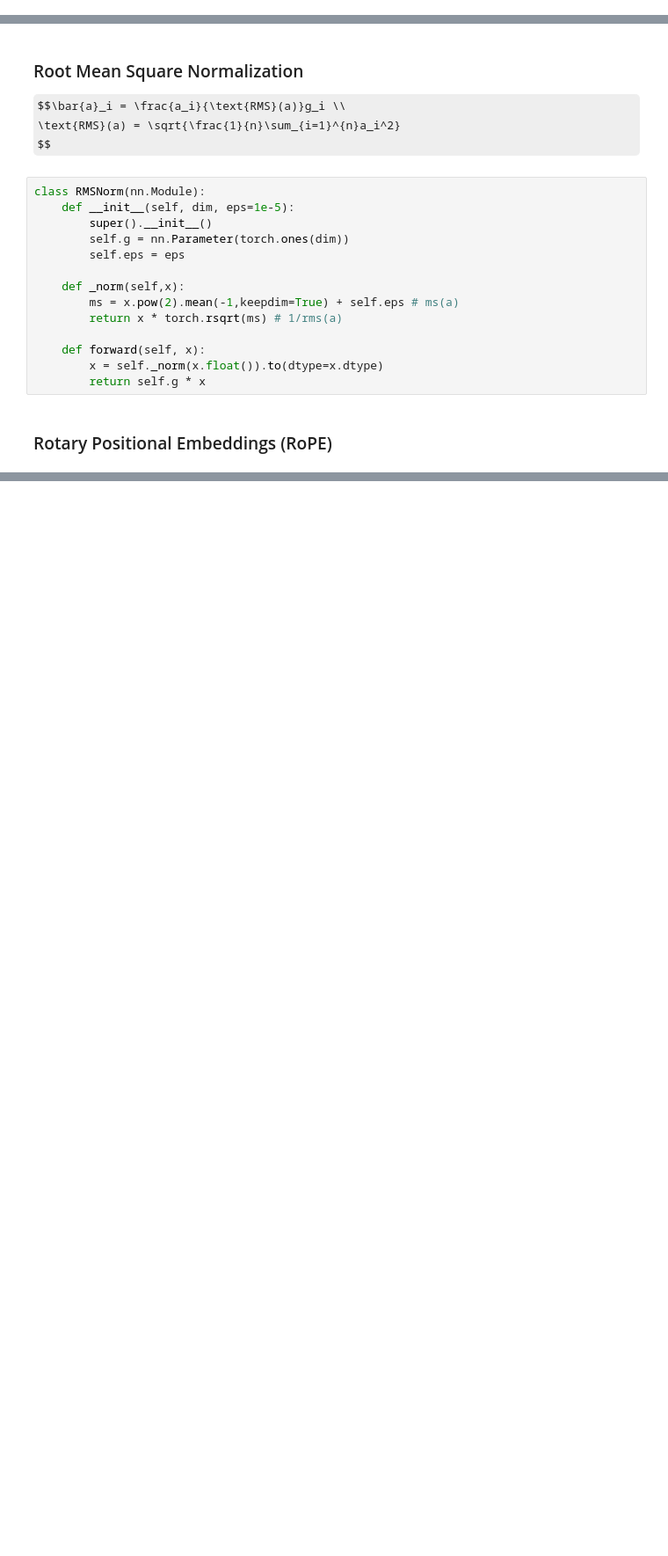
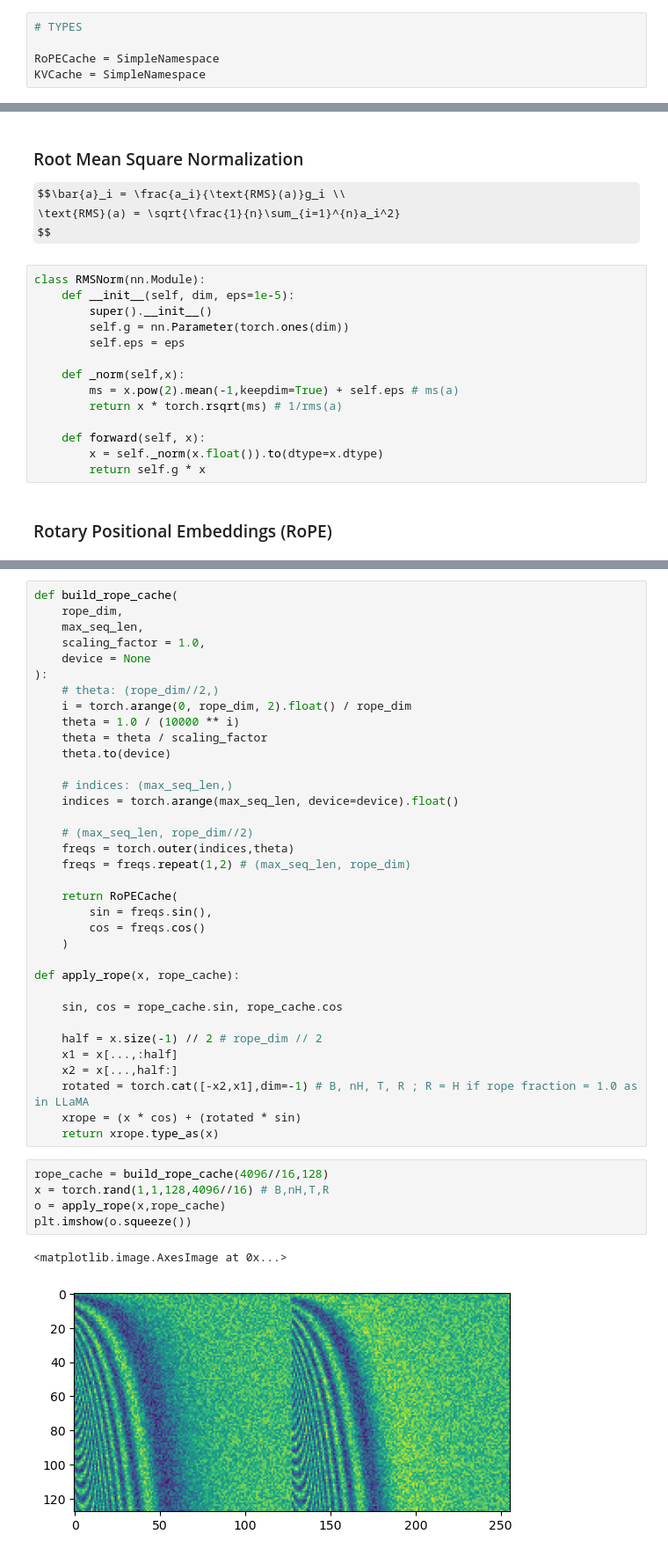
Before and after one commit to shreydan/scratchformers, a Jupyter notebook: LLaMA/building_llama.ipynb, the cells around one changed output, grey strips where cells are left out. Shown: that part at 88% size. Drawn from its saved outputs; the diff is of its cells as text; some formulas as TeX source; blank space fills up the shorter version.

```diff
--- a/LLaMA/building_llama.ipynb
+++ b/LLaMA/building_llama.ipynb
@@ -22,3 +27,8 @@ class Config:
+# %%
+# TYPES
+
+RoPECache = SimpleNamespace
+KVCache = SimpleNamespace
 # %%
 class MLP(nn.Module):
     def __init__(self, config):
@@ -108,0 +68,43 @@ class RoPE(nn.Module):
+# %%
+def build_rope_cache(
+    rope_dim,
+    max_seq_len,
+    scaling_factor = 1.0,
+    device = None
+):
+    # theta: (rope_dim//2,)
+    i = torch.arange(0, rope_dim, 2).float() / rope_dim
+    theta = 1.0 / (10000 ** i)
+    theta = theta / scaling_factor
+    theta.to(device)
+
+    # indices: (max_seq_len,)
+    indices = torch.arange(max_seq_len, device=device).float()
+
+    # (max_seq_len, rope_dim//2)
+    freqs = torch.outer(indices,theta)
+    freqs = freqs.repeat(1,2) # (max_seq_len, rope_dim)
+
+    return RoPECache(
+        sin = freqs.sin(),
+        cos = freqs.cos()
+    )
+
+def apply_rope(x, rope_cache):
+
+    sin, cos = rope_cache.sin, rope_cache.cos
+
+    half = x.size(-1) // 2 # rope_dim // 2
+    x1 = x[...,:half]
+    x2 = x[...,half:]
+    rotated = torch.cat([-x2,x1],dim=-1) # B, nH, T, R ; R = H if rope fraction = 1.0 as in LLaMA
+    xrope = (x * cos) + (rotated * sin)
+    return xrope.type_as(x)
+# %%
+rope_cache = build_rope_cache(4096//16,128)
+x = torch.rand(1,1,128,4096//16) # B,nH,T,R
+o = apply_rope(x,rope_cache)
+plt.imshow(o.squeeze())
+# %% [output]
+<matplotlib.image.AxesImage at 0x...>
+[figure, added]
```
Also changed, not shown: parts of 13 cells of this notebook, 3 other files.
